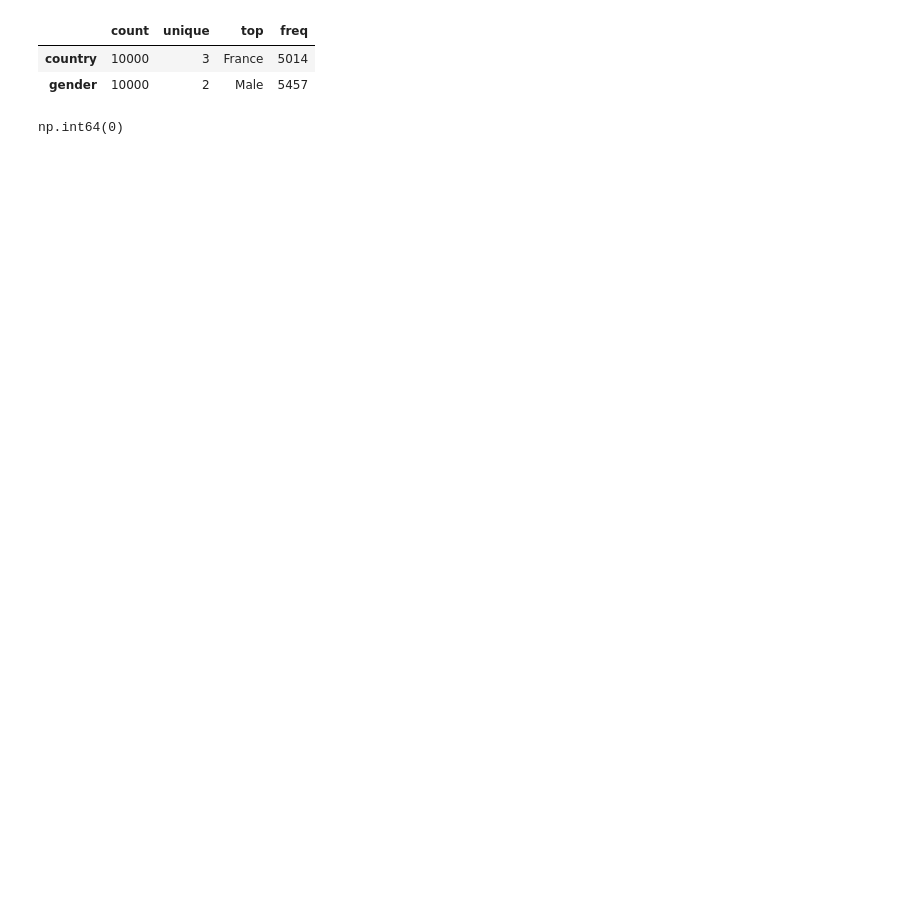
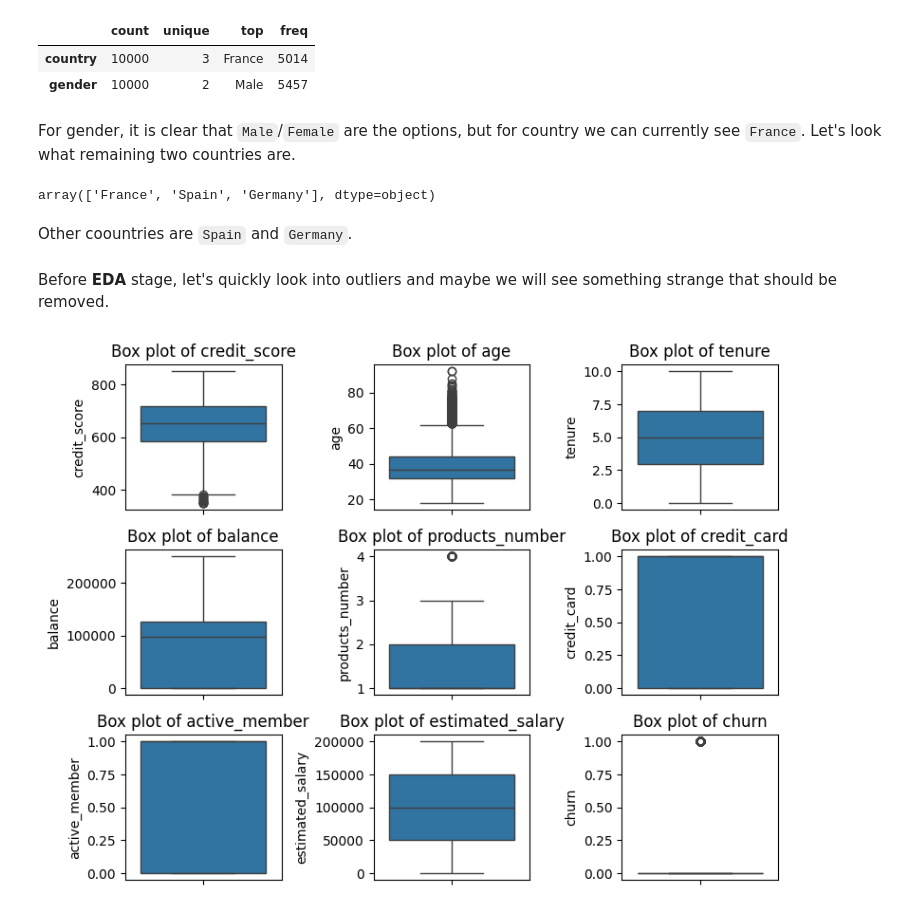
Before and after one commit to ArvydasKacinas/Bank-Customer-Churn, a Jupyter notebook: ML_Notebook.ipynb, the cells around one changed output. Cells and saved outputs as stored; diff of their text form; code cells hidden in the pictures; blank space fills up the shorter version.

Commit message:
EDA stage start
Starting Exploratory Data Analysis phase to check what data holds for us before modelling

```diff
--- a/ML_Notebook.ipynb
+++ b/ML_Notebook.ipynb
@@ -63,0 +70,2 @@ bank_churn_data.describe().round(2).T
+# %%
+bank_churn_data = bank_churn_data.drop(columns=["customer_id"])
@@ -67,7 +77,25 @@ bank_churn_data.describe(include=["object"]).T
 |  | count | unique | top | freq |
 | country | 10000 | 3 | France | 5014 |
 | gender | 10000 | 2 | Male | 5457 |
-# %%
-bank_churn_data["customer_id"].duplicated().sum()
-# %% [output]
-np.int64(0)
+# %% [markdown]
+For gender, it is clear that `Male`/`Female` are the options, but for country we can currently see `France`. Let's look what remaining two countries are.
+# %%
+bank_churn_data["country"].unique()
+# %% [output]
+array(['France', 'Spain', 'Germany'], dtype=object)
+# %% [markdown]
+Other coountries are `Spain` and `Germany`.
+# %% [markdown]
+Before **EDA** stage, let's quickly look into outliers and maybe we will see something strange that should be removed.
+# %%
+plt.figure(figsize=(8,6))
+
+for i, column in enumerate(bank_churn_data.select_dtypes(include=["float64","int64"]).columns,1):
+    plt.subplot(3,3,i)
+    sns.boxplot(data=bank_churn_data[column])
+    plt.title(f"Box plot of {column}")
+
+plt.tight_layout()
+plt.show()
+# %% [output]
+[figure, added]
```
Also changed, not shown: parts of 7 cells of this notebook.
